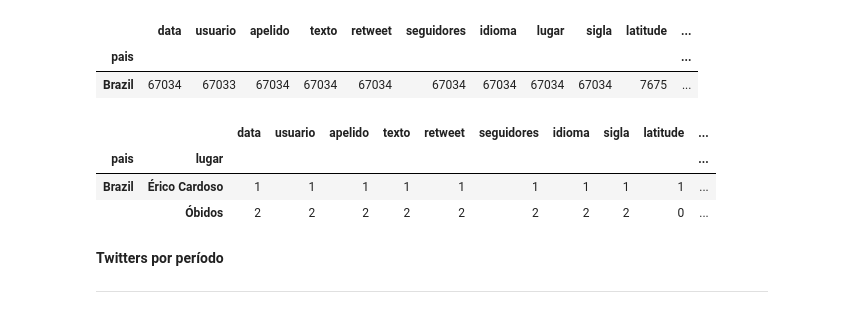
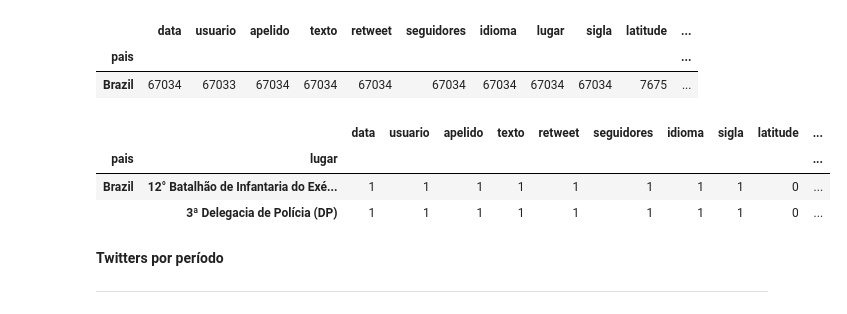
Before and after one commit to pauloigorms/covid-twitter-pecd, a Jupyter notebook: Programacao_Ciencia_Dados.ipynb, the cells around one changed output. Saved outputs shown, nothing was run; the diff lists cells and outputs as text; code cells hidden in the pictures.

```diff
--- a/Programacao_Ciencia_Dados.ipynb
+++ b/Programacao_Ciencia_Dados.ipynb
@@ -164,12 +175,12 @@ raw_data[raw_data.pais == 'Brazil'].groupby('pais').count()
 | pais |  |  |  |  |  |  |  |  |  |  | ... |
 | Brazil | 67034 | 67033 | 67034 | 67034 | 67034 | 67034 | 67034 | 67034 | 67034 | 7675 | ... |
 # %%
-raw_data[raw_data.pais == 'Brazil'].groupby(['pais', 'lugar']).count().tail(2)
+raw_data[raw_data.pais == 'Brazil'].groupby(['pais', 'lugar']).count().head(2)
 # %% [output]
 |  |  | data | usuario | apelido | texto | retweet | seguidores | idioma | sigla | latitude | ... |
 | pais | lugar |  |  |  |  |  |  |  |  |  | ... |
-| Brazil | Érico Cardoso | 1 | 1 | 1 | 1 | 1 | 1 | 1 | 1 | 1 | ... |
-|  | Óbidos | 2 | 2 | 2 | 2 | 2 | 2 | 2 | 2 | 0 | ... |
+| Brazil | 12° Batalhão de Infantaria do Exé... | 1 | 1 | 1 | 1 | 1 | 1 | 1 | 1 | 0 | ... |
+|  | 3ª Delegacia de Polícia (DP) | 1 | 1 | 1 | 1 | 1 | 1 | 1 | 1 | 0 | ... |
 # %% [markdown]
 **Twitters por período**
 
```
Also changed, not shown: parts of 17 cells of this notebook.
